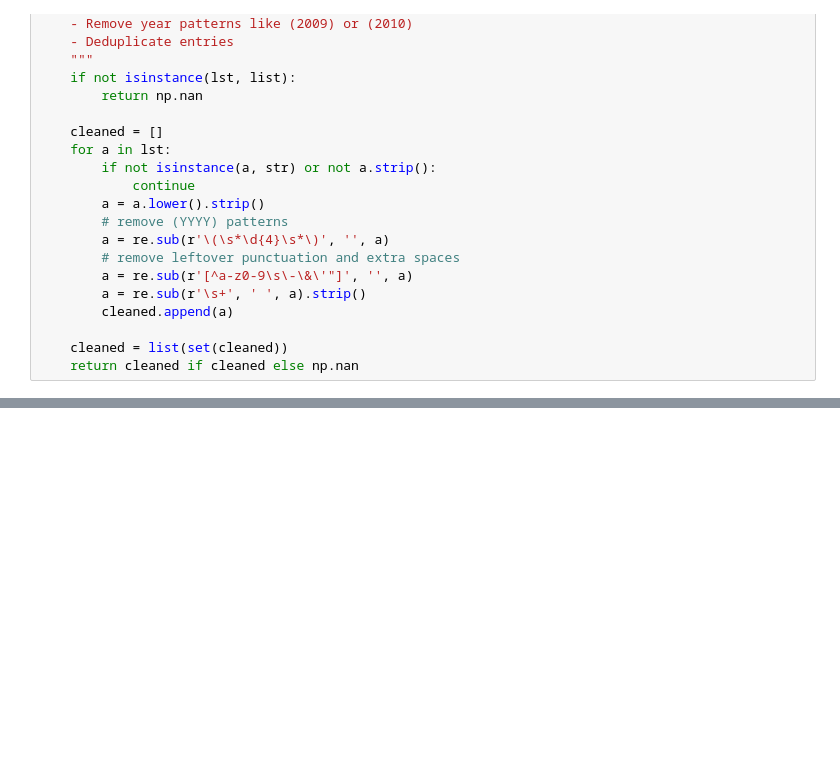
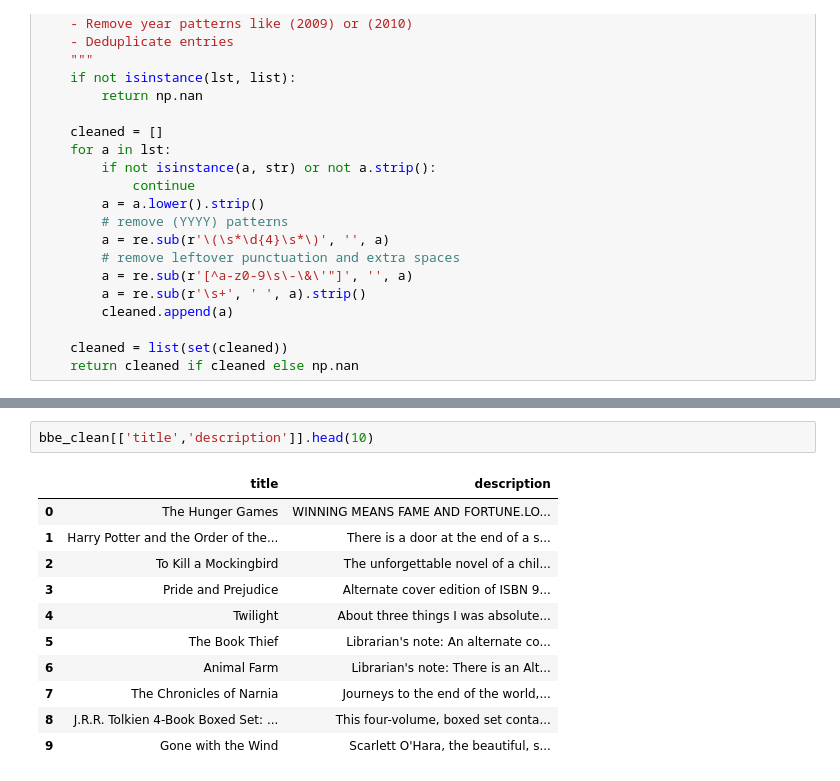
Before and after one commit to larevolucia/bookwise-analytics, a Jupyter notebook: notebooks/02_Data_Cleaning.ipynb, the cells around one changed output, grey strips where cells are left out. Drawn from its saved outputs; the diff is of its cells as text; blank space fills up the shorter version.

```diff
--- a/notebooks/02_Data_Cleaning.ipynb
+++ b/notebooks/02_Data_Cleaning.ipynb
@@ -1291,0 +1258,14 @@ bbe_clean['has_award'] = bbe_clean['awards_clean'].apply(
+# %%
+bbe_clean[['title','description']].head(10)
+# %% [output]
+|  | title | description |
+| 0 | The Hunger Games | WINNING MEANS FAME AND FORTUNE.LO... |
+| 1 | Harry Potter and the Order of the... | There is a door at the end of a s... |
+| 2 | To Kill a Mockingbird | The unforgettable novel of a chil... |
+| 3 | Pride and Prejudice | Alternate cover edition of ISBN 9... |
+| 4 | Twilight | About three things I was absolute... |
+| 5 | The Book Thief | Librarian's note: An alternate co... |
+| 6 | Animal Farm | Librarian's note: There is an Alt... |
+| 7 | The Chronicles of Narnia | Journeys to the end of the world,... |
+| 8 | J.R.R. Tolkien 4-Book Boxed Set: ... | This four-volume, boxed set conta... |
+| 9 | Gone with the Wind | Scarlett O'Hara, the beautiful, s... |
```
Also changed, not shown: parts of 24 cells of this notebook.
